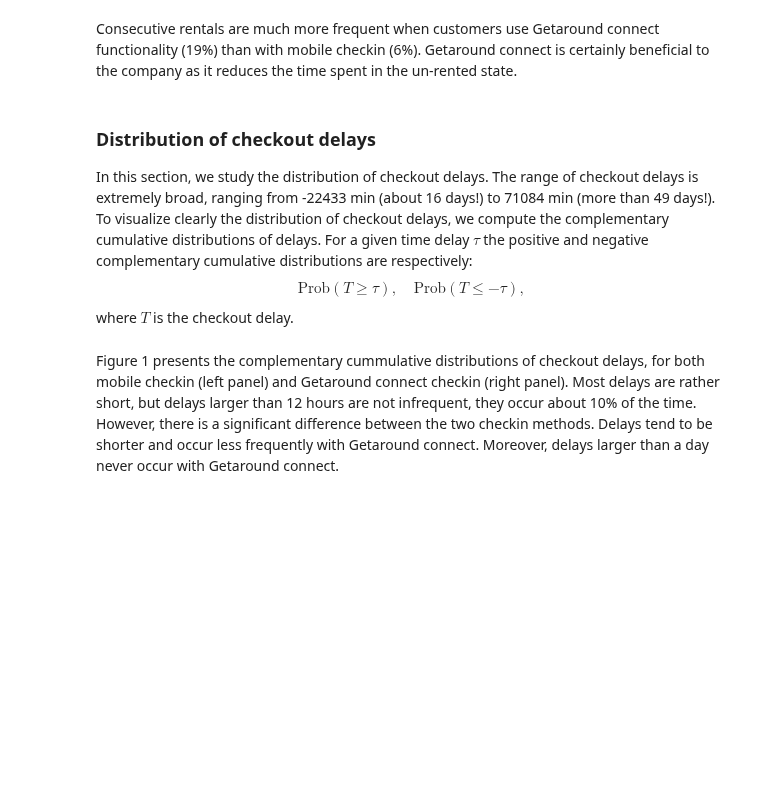
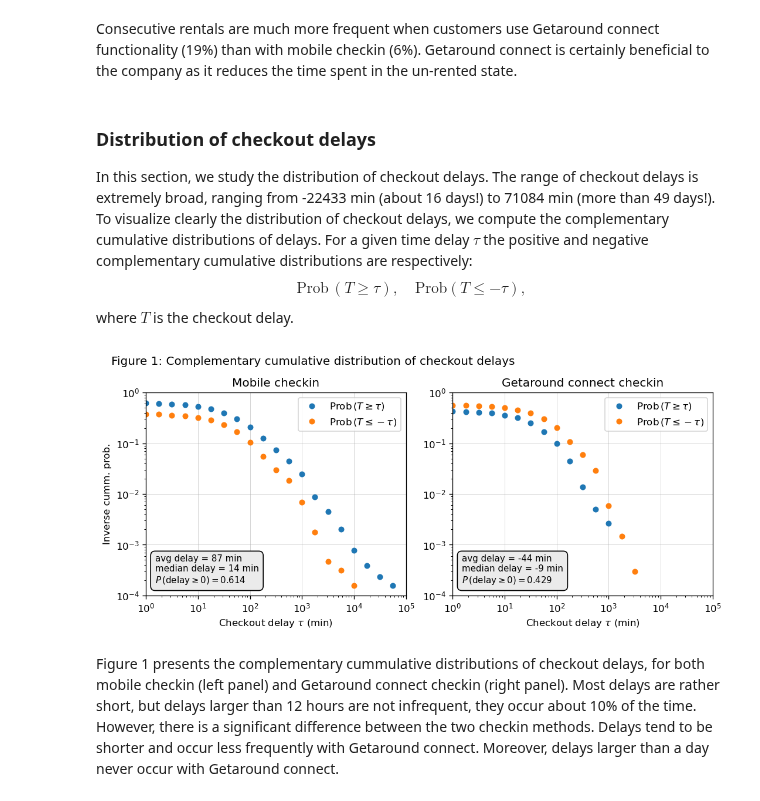
Before and after one commit to netesf13d/jedha-projects, a Jupyter notebook: 1-05-Getaround_Analysis/Getaround_Analysis_delay_analysis.ipynb, the cells around one changed output. Saved outputs shown, nothing was run; the diff lists cells and outputs as text; code cells hidden in the pictures; blank space fills up the shorter version.

```diff
--- a/1-05-Getaround_Analysis/Getaround_Analysis_delay_analysis.ipynb
+++ b/1-05-Getaround_Analysis/Getaround_Analysis_delay_analysis.ipynb
@@ -122,7 +124,7 @@ Consecutive rentals are much more frequent when customers use Getaround connect
 
 In this section, we study the distribution of checkout delays. The range of checkout delays is extremely broad, ranging from -22433 min (about 16 days!) to 71084 min (more than 49 days!). To visualize clearly the distribution of checkout delays, we compute the complementary cumulative distributions of delays. For a given time delay $\tau$ the positive and negative complementary cumulative distributions are respectively:
 $$
-    \mathrm{Prob}\left( T \geq \tau \right), \quad \mathrm{Prob}\left( T \leq -\tau \right),
+    \mathrm{Prob}\, \left( T \geq \tau \right), \quad \mathrm{Prob}\left( T \leq -\tau \right),
 $$
 where $T$ is the checkout delay.
 # %%
@@ -149,7 +151,7 @@ summary_text = {k: (f'avg delay = {avg_checkout_delay[k]:.0f} min\n'
 
 ##
 fig1, axs1 = plt.subplots(
-    nrows=1, ncols=2, figsize=(9, 4), dpi=200,
+    nrows=1, ncols=2, figsize=(9, 4), dpi=120,
     gridspec_kw={'left': 0.075, 'right': 0.97, 'top': 0.85, 'bottom': 0.13,
                  'wspace': 0.18})
 fig1.suptitle('Figure 1: Complementary cumulative distribution of checkout delays',
@@ -166,33 +168,35 @@ axs1[0].text(0.035, 0.06, summary_text['mobile'],
              transform=axs1[0].transAxes, fontsize=9,
              bbox={'boxstyle': 'round,pad=0.5', 'facecolor': '0.92'})
 axs1[0].grid(visible=True, linewidth=0.3)
 axs1[0].set_xscale('log')
 axs1[0].set_xlim(1, 1e5)
 axs1[0].set_yscale('log')
 axs1[0].set_ylim(1e-4, 1)
 axs1[0].set_xlabel(r"Checkout delay $\tau$ (min)")
 axs1[0].set_ylabel('Inverse cumm. prob.')
 axs1[0].legend(handles=[line0, line1], labels=labels)
 
 
 axs1[1].set_title("Getaround connect checkin")
 line0, = axs1[1].plot(delay_vals, checkout_distrib['connect'][0],
                       linestyle='', marker='.', markersize=10, color='tab:blue')
 line1, = axs1[1].plot(delay_vals, checkout_distrib['connect'][1],
              linestyle='', marker='.', markersize=10, color='tab:orange')
 axs1[1].text(0.035, 0.06, summary_text['connect'],
              transform=axs1[1].transAxes, fontsize=9,
              bbox={'boxstyle': 'round,pad=0.5', 'facecolor': '0.92'})
 axs1[1].grid(visible=True, linewidth=0.3)
 axs1[1].set_xscale('log')
 axs1[1].set_xlim(1, 1e5)
 axs1[1].set_yscale('log')
 axs1[1].set_ylim(1e-4, 1)
 axs1[1].set_xlabel(r"Checkout delay $\tau$ (min)")
 axs1[1].legend(handles=[line0, line1], labels=labels)
 
 
 plt.show()
+# %% [output]
+[figure, added]
 # %% [markdown]
 Figure 1 presents the complementary cummulative distributions of checkout delays, for both mobile checkin (left panel) and Getaround connect checkin (right panel). Most delays are rather short, but delays larger than 12 hours are not infrequent, they occur about 10% of the time. However, there is a significant difference between the two checkin methods. Delays tend to be shorter and occur less frequently with Getaround connect. Moreover, delays larger than a day never occur with Getaround connect.
 # %% [markdown]
```
Also changed, not shown: parts of 32 cells of this notebook, 3 other files.
